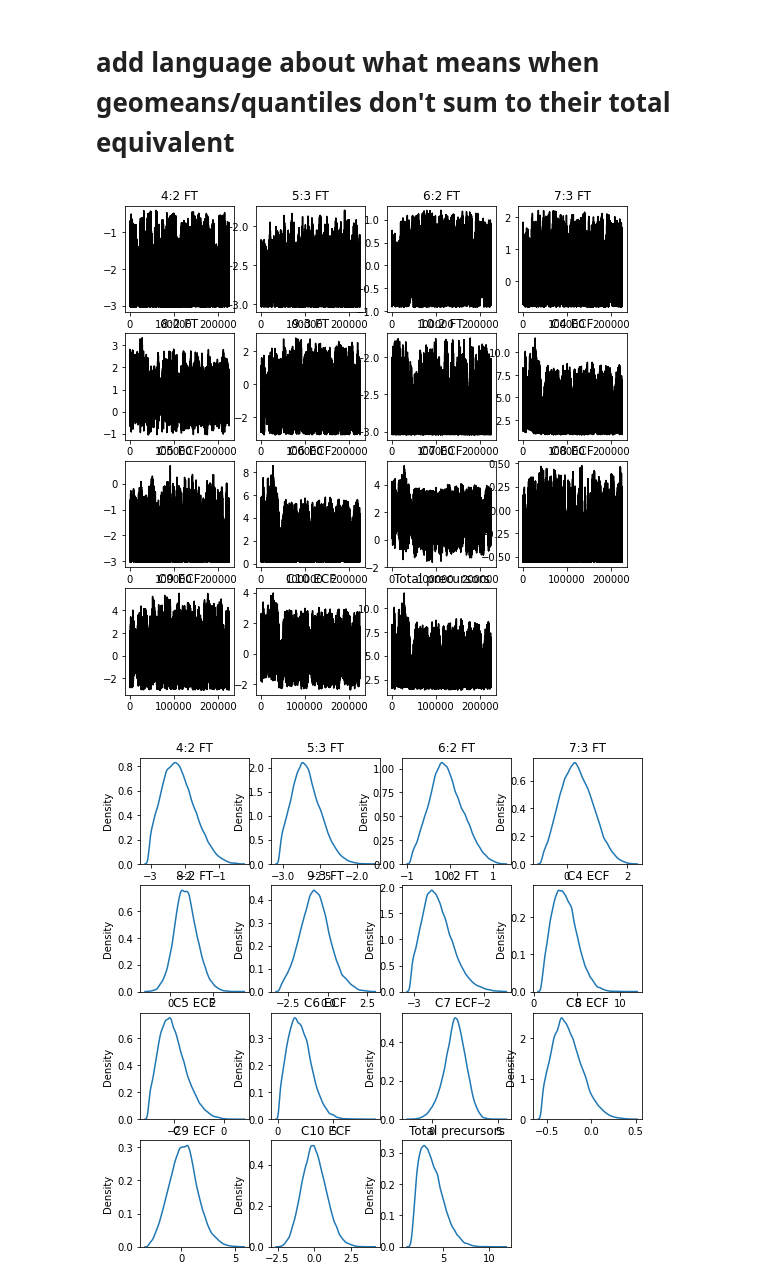
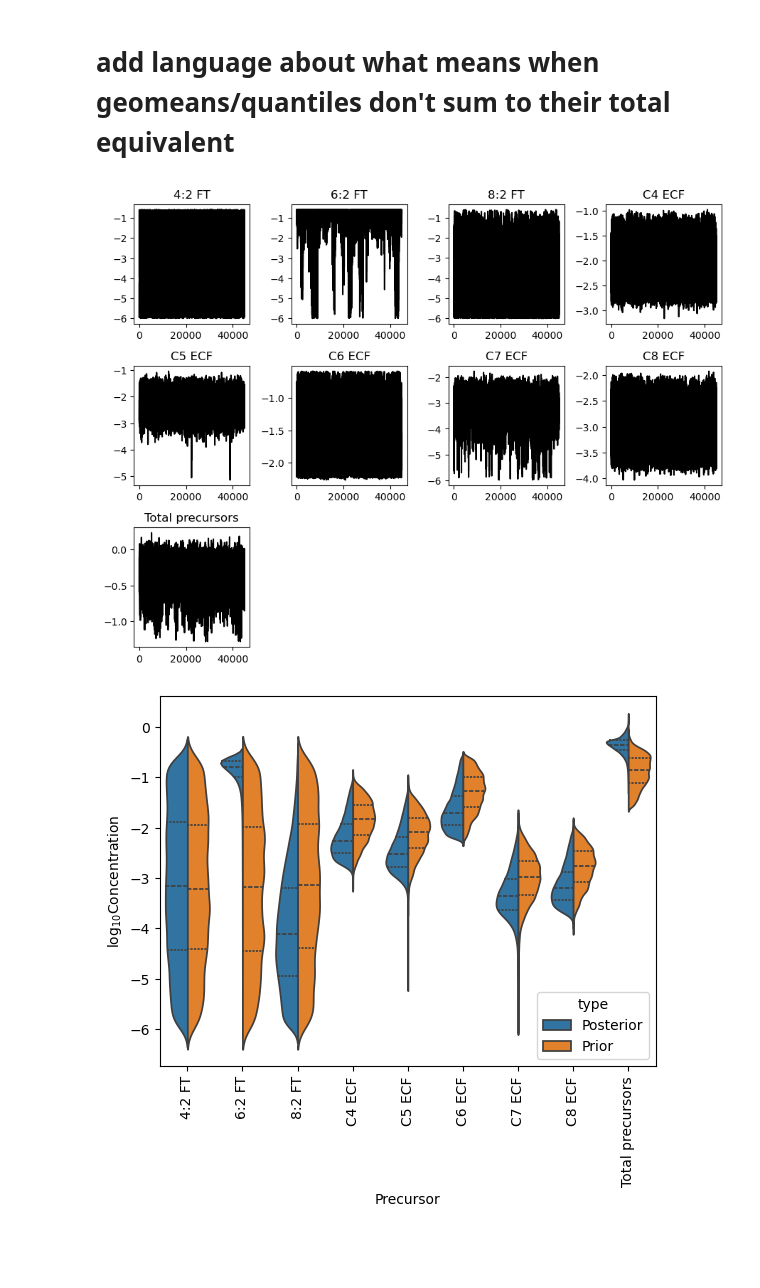
Before and after one commit to SunderlandLab/oxidizable-pfas-precursor-inference, a Jupyter notebook: demo_workbook.ipynb, the cells around one changed output. Cells and saved outputs as stored; diff of their text form; code cells hidden in the pictures; blank space fills up the shorter version.

```diff
--- a/demo_workbook.ipynb
+++ b/demo_workbook.ipynb
@@ -102,3 +107,5 @@ SAMPLE DONE
+# %%
+posterior = Posterior.from_saved('infer_out/test')
 # %%
 summary = posterior.summary_table()
 summary
@@ -116,9 +123,9 @@ summary
 # %%
 posterior.show_traces()
 # %% [output]
-[figure, old version]
+[figure, new version]
 # %%
-posterior.show_kdes()
+posterior.marginalplot()
 # %% [output]
-[figure, old version]
+[figure, new version]
 # %%
```
Also changed, not shown: parts of 14 cells of this notebook, 4 other files.
